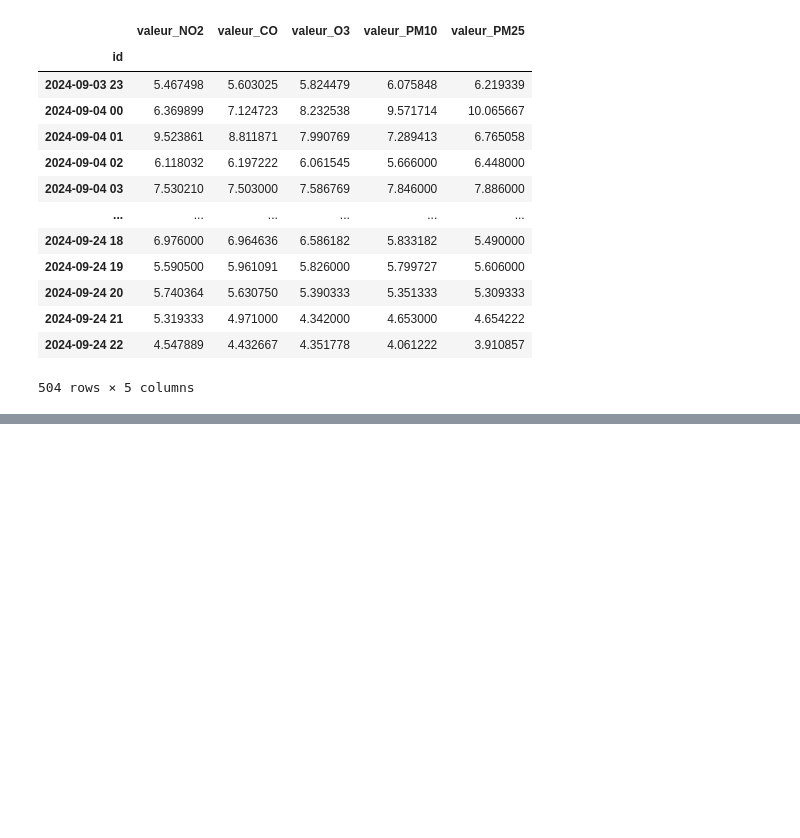
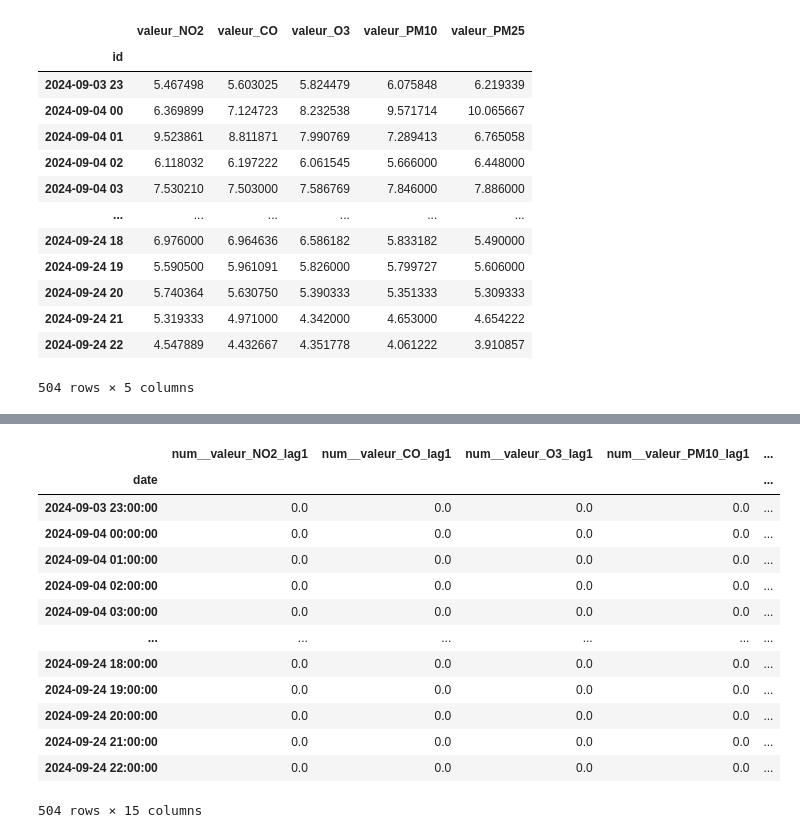
Before and after one commit to julescrevola/air_quality, a Jupyter notebook: notebooks/modelling.ipynb, the cells around one changed output, grey strips where cells are left out. Cells and saved outputs as stored; diff of their text form; code cells hidden in the pictures; blank space fills up the shorter version.

```diff
--- a/notebooks/modelling.ipynb
+++ b/notebooks/modelling.ipynb
@@ -404,0 +466,23 @@ final_pred_cat.to_csv("../output/submission.csv")
+# %%
+final_test_processed = pd.read_csv("../processed_data/final_test.csv", index_col=0)
+# %%
+def rename_lag_columns(df):
+    column_mapping = {
+        'num__valeur_NO2_lag12': 'num__valeur_NO2_lag2',
+        'num__valeur_CO_lag12': 'num__valeur_CO_lag2',
+        'num__valeur_O3_lag12': 'num__valeur_O3_lag2',
+        'num__valeur_PM10_lag12': 'num__valeur_PM10_lag2',
+        'num__valeur_PM25_lag12': 'num__valeur_PM25_lag2',
+        'num__valeur_NO2_lag24': 'num__valeur_NO2_lag3',
+        'num__valeur_CO_lag24': 'num__valeur_CO_lag3',
+        'num__valeur_O3_lag24': 'num__valeur_O3_lag3',
+        'num__valeur_PM10_lag24': 'num__valeur_PM10_lag3',
+        'num__valeur_PM25_lag24': 'num__valeur_PM25_lag3'
+    }
+
+    # Rename columns
+    df = df.rename(columns=column_mapping)
+    return df
+
+# Example usage
+final_test_processed = rename_lag_columns(final_test_processed)
@@ -404,0 +491,22 @@ final_pred_cat.to_csv("../output/submission.csv")
+# %%
+final_test_processed[['num__valeur_NO2_lag1', 'num__valeur_CO_lag1', 'num__valeur_O3_lag1',
+       'num__valeur_PM10_lag1', 'num__valeur_PM25_lag1',
+       'num__valeur_NO2_lag2', 'num__valeur_CO_lag2', 'num__valeur_O3_lag2',
+       'num__valeur_PM10_lag2', 'num__valeur_PM25_lag2',
+       'num__valeur_NO2_lag3', 'num__valeur_CO_lag3', 'num__valeur_O3_lag3',
+       'num__valeur_PM10_lag3', 'num__valeur_PM25_lag3']]
+# %% [output]
+|  | num__valeur_NO2_lag1 | num__valeur_CO_lag1 | num__valeur_O3_lag1 | num__valeur_PM10_lag1 | ... |
+| date |  |  |  |  | ... |
+| 2024-09-03 23:00:00 | 0.0 | 0.0 | 0.0 | 0.0 | ... |
+| 2024-09-04 00:00:00 | 0.0 | 0.0 | 0.0 | 0.0 | ... |
+| 2024-09-04 01:00:00 | 0.0 | 0.0 | 0.0 | 0.0 | ... |
+| 2024-09-04 02:00:00 | 0.0 | 0.0 | 0.0 | 0.0 | ... |
+| 2024-09-04 03:00:00 | 0.0 | 0.0 | 0.0 | 0.0 | ... |
+| ... | ... | ... | ... | ... | ... |
+| 2024-09-24 18:00:00 | 0.0 | 0.0 | 0.0 | 0.0 | ... |
+| 2024-09-24 19:00:00 | 0.0 | 0.0 | 0.0 | 0.0 | ... |
+| 2024-09-24 20:00:00 | 0.0 | 0.0 | 0.0 | 0.0 | ... |
+| 2024-09-24 21:00:00 | 0.0 | 0.0 | 0.0 | 0.0 | ... |
+| 2024-09-24 22:00:00 | 0.0 | 0.0 | 0.0 | 0.0 | ... |
+504 rows × 15 columns
```
Also changed, not shown: parts of 32 cells of this notebook, 6 other files.
